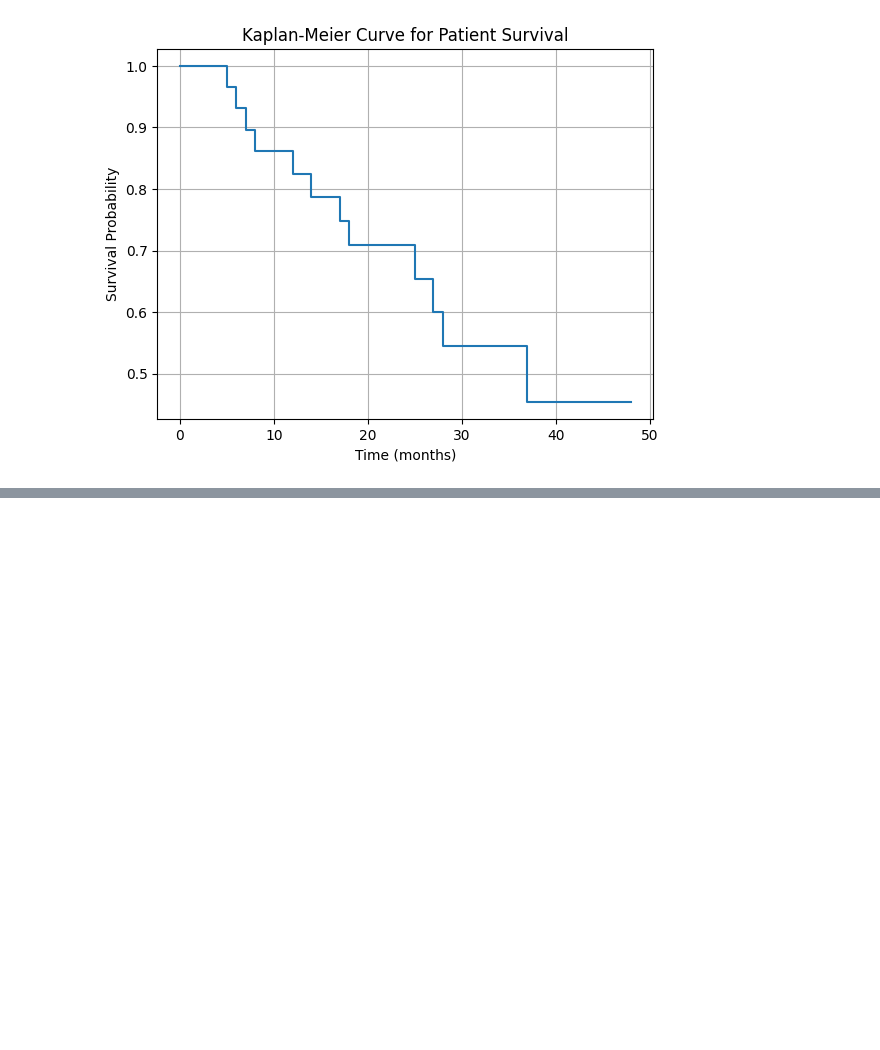
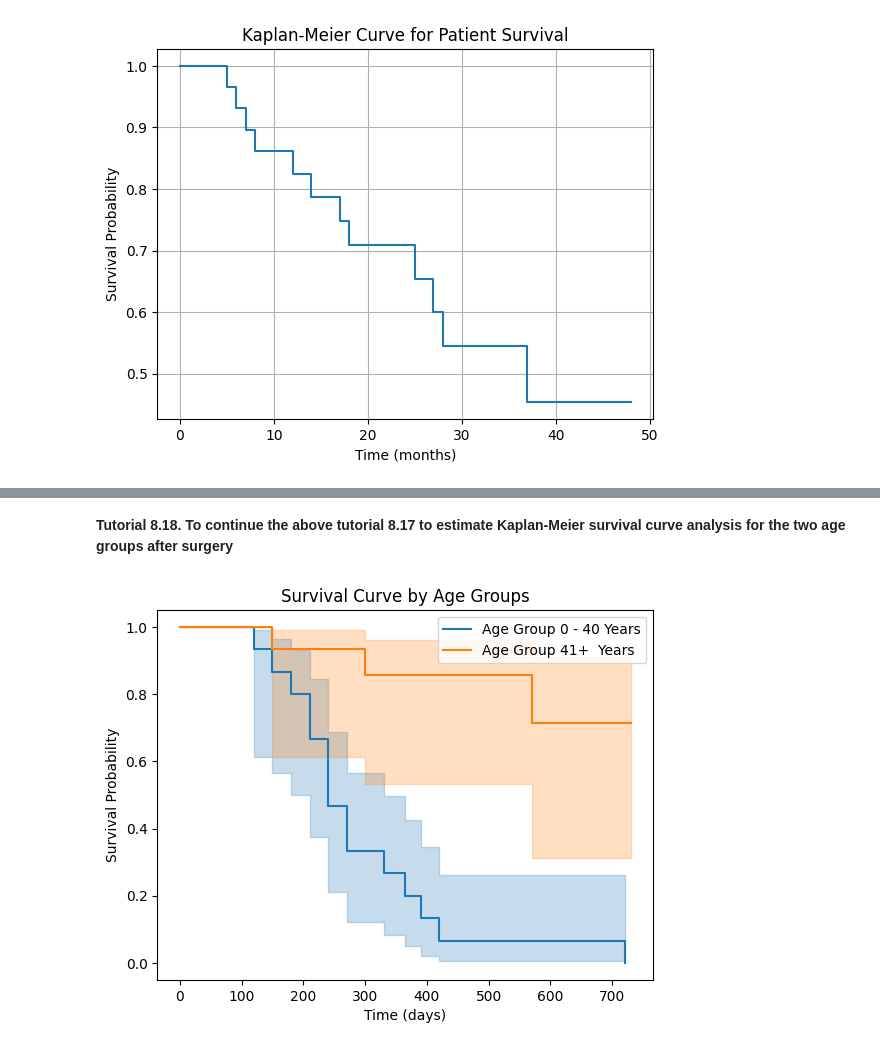
Before and after one commit to bpbpublications/Statistics-for-Data-Scientists-and-Analysts, a Jupyter notebook: notebooks/chapter8/chapter8.ipynb, the cells around one changed output, grey strips where cells are left out. Cells and saved outputs as stored; diff of their text form; code cells hidden in the pictures; blank space fills up the shorter version.

```diff
--- a/notebooks/chapter8/chapter8.ipynb
+++ b/notebooks/chapter8/chapter8.ipynb
@@ -372,0 +420,24 @@ plt.show()
+# %% [markdown]
+**Tutorial 8.18. To continue the above tutorial 8.17 to estimate Kaplan-Meier survival curve analysis for the two age groups after surgery**
+# %%
+# Separate data by gender groups
+age_group_1 = data[data['age_group'] == 1]
+# Fit survival data for Gender 1 (Male) age group
+kmf_age_1 = KaplanMeierFitter()
+kmf_age_1.fit(age_group_1['survival_time'],
+              event_observed=age_group_1['event'], label='Age Group 0 - 40 Years')
+# Fit survival data for Gender 2 (Female) age group
+age_group_2 = data[data['age_group'] == 2]
+kmf_age_2 = KaplanMeierFitter()
+kmf_age_2.fit(age_group_2['survival_time'],
+              event_observed=age_group_2['event'], label='Age Group 41+  Years')
+# Plot the survival curve for both age groups
+kmf_age_1.plot()
+kmf_age_2.plot()
+plt.xlabel("Time (days)")
+plt.ylabel("Survival Probability")
+plt.title("Survival Curve by Age Groups")
+plt.savefig('example_analysis_age_group.png', dpi=600, bbox_inches='tight')
+plt.show()
+# %% [output]
+[figure, added]
```
Also changed, not shown: parts of 15 cells of this notebook.
